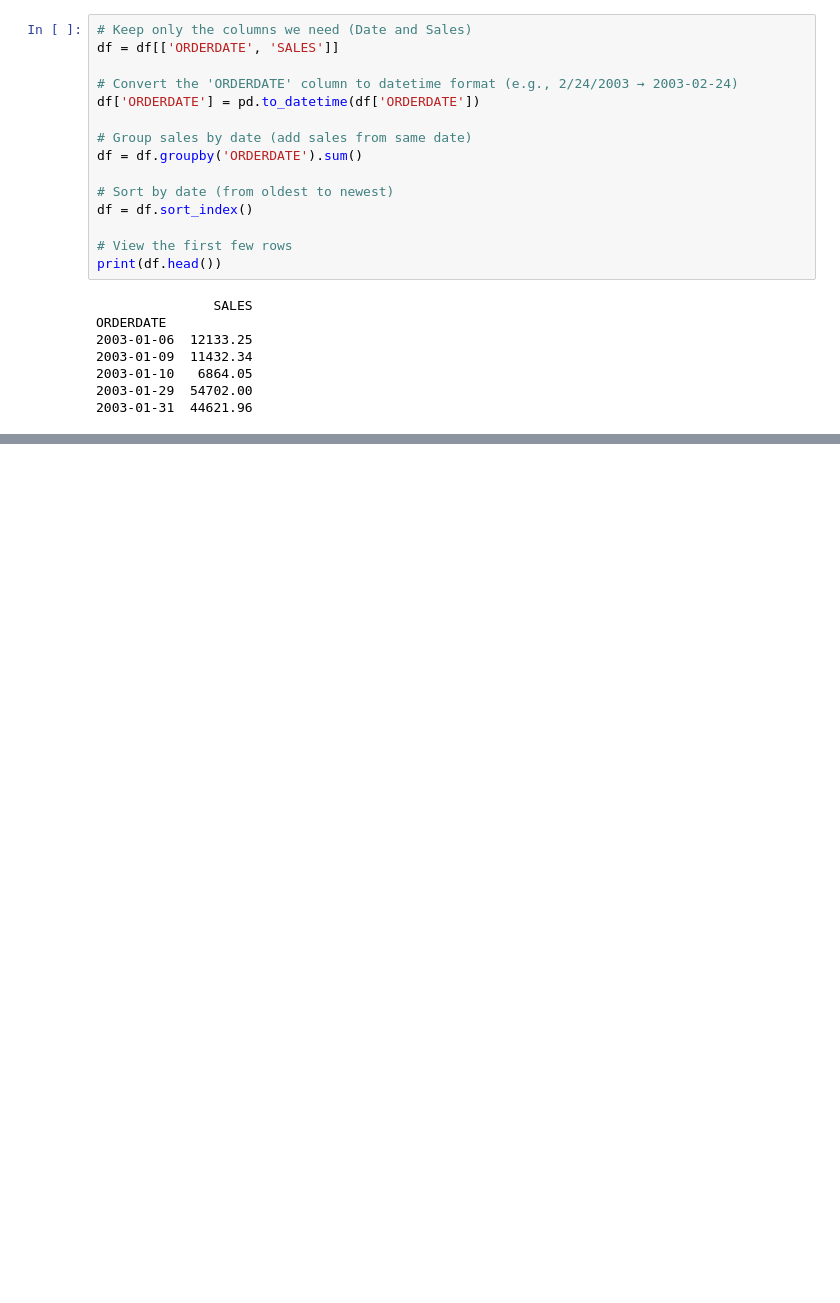
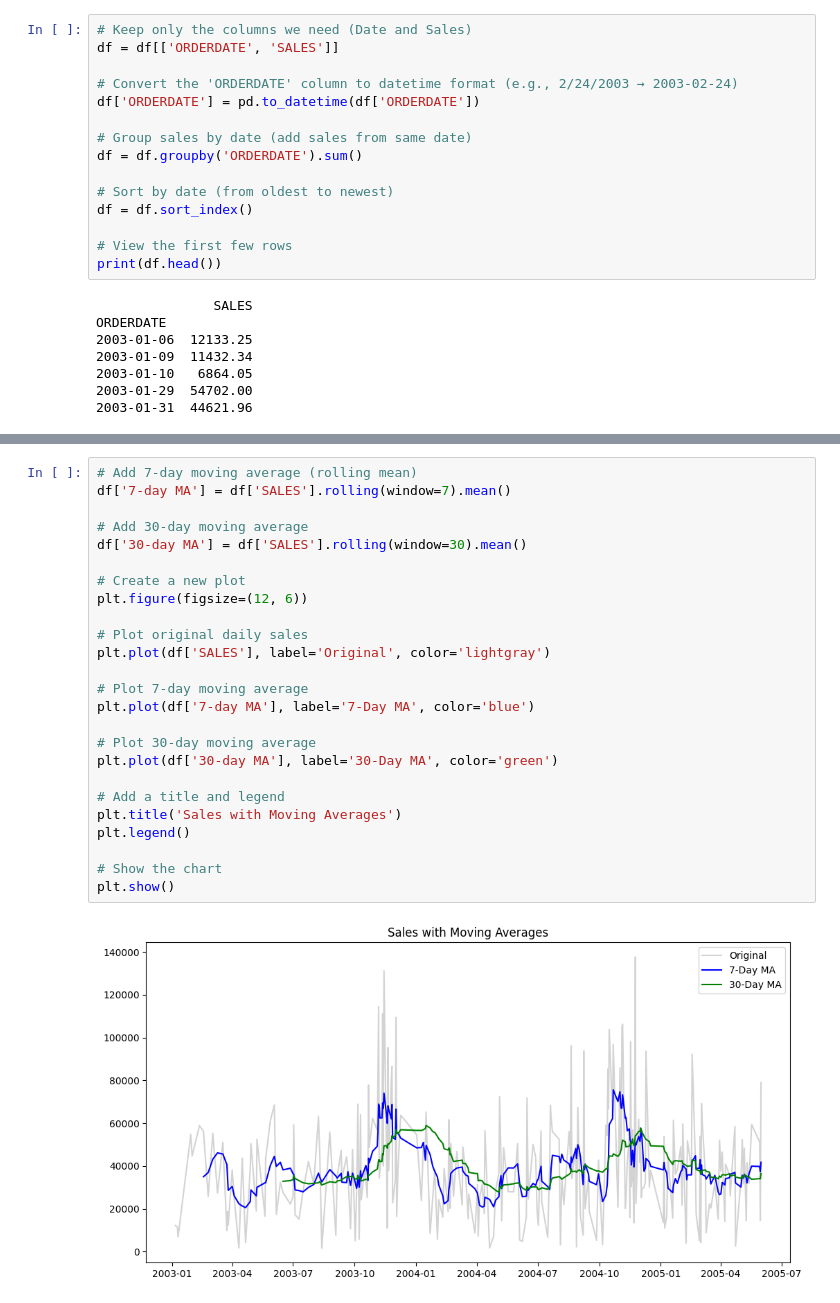
Before and after one commit to Tugume/OOP-Assignment, a Jupyter notebook: Final_OOP_Exam.ipynb, the cells around one changed output, grey strips where cells are left out. Cells and saved outputs as stored; diff of their text form; blank space fills up the shorter version.

```diff
--- a/Final_OOP_Exam.ipynb
+++ b/Final_OOP_Exam.ipynb
@@ -47,0 +79,27 @@ ORDERDATE
+# %%
+# Add 7-day moving average (rolling mean)
+df['7-day MA'] = df['SALES'].rolling(window=7).mean()
+
+# Add 30-day moving average
+df['30-day MA'] = df['SALES'].rolling(window=30).mean()
+
+# Create a new plot
+plt.figure(figsize=(12, 6))
+
+# Plot original daily sales
+plt.plot(df['SALES'], label='Original', color='lightgray')
+
+# Plot 7-day moving average
+plt.plot(df['7-day MA'], label='7-Day MA', color='blue')
+
+# Plot 30-day moving average
+plt.plot(df['30-day MA'], label='30-Day MA', color='green')
+
+# Add a title and legend
+plt.title('Sales with Moving Averages')
+plt.legend()
+
+# Show the chart
+plt.show()
+# %% [output]
+[figure, added]
```
Also changed, not shown: parts of 10 cells of this notebook.
